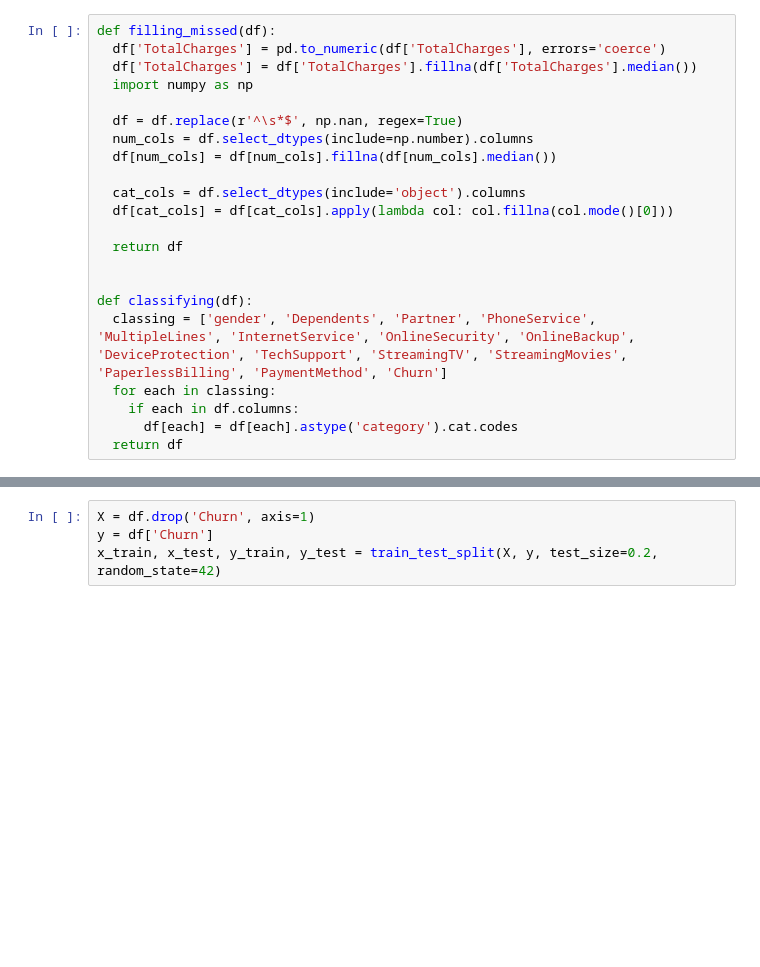
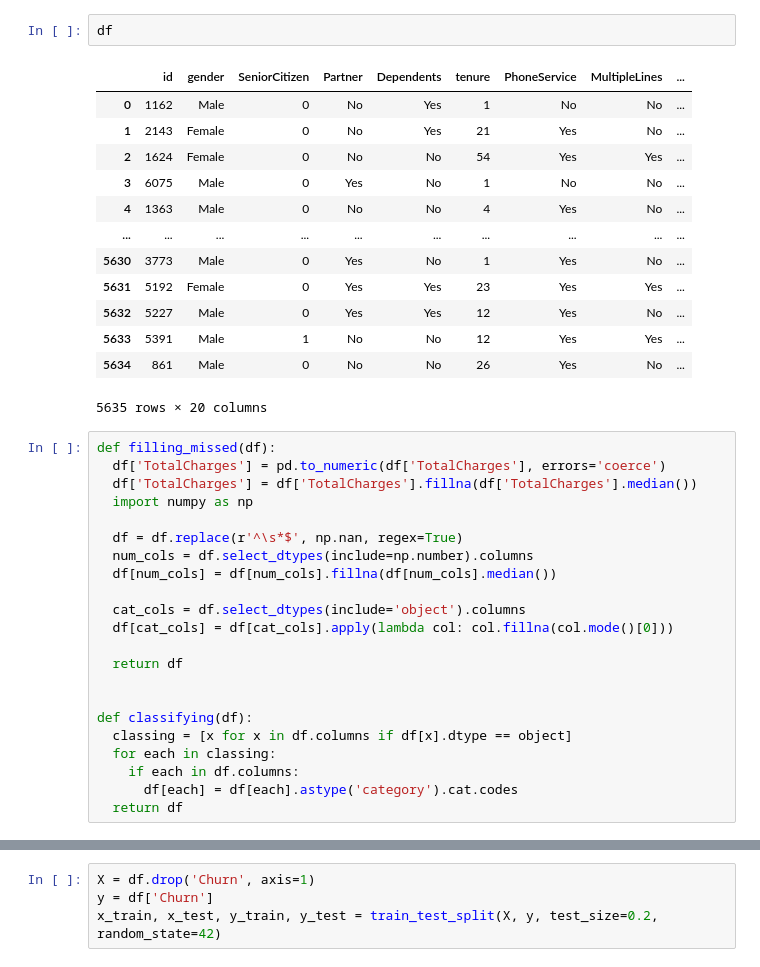
Before and after one commit to alwaysneedhelp/AI-Challenge, a Jupyter notebook: AI_Challenge_1(2).ipynb, the cells around one changed output, grey strips where cells are left out. Saved outputs shown, nothing was run; the diff lists cells and outputs as text; blank space fills up the shorter version.

```diff
--- a/AI_Challenge_1(2).ipynb
+++ b/AI_Challenge_1(2).ipynb
@@ -10,3 +41,19 @@ df = pd.read_csv('train.csv')
+# %%
+df
+# %% [output]
+|  | id | gender | SeniorCitizen | Partner | Dependents | tenure | PhoneService | MultipleLines | ... |
+| 0 | 1162 | Male | 0 | No | Yes | 1 | No | No | ... |
+| 1 | 2143 | Female | 0 | No | Yes | 21 | Yes | No | ... |
+| 2 | 1624 | Female | 0 | No | No | 54 | Yes | Yes | ... |
+| 3 | 6075 | Male | 0 | Yes | No | 1 | No | No | ... |
+| 4 | 1363 | Male | 0 | No | No | 4 | Yes | No | ... |
+| ... | ... | ... | ... | ... | ... | ... | ... | ... | ... |
+| 5630 | 3773 | Male | 0 | Yes | No | 1 | Yes | No | ... |
+| 5631 | 5192 | Female | 0 | Yes | Yes | 23 | Yes | Yes | ... |
+| 5632 | 5227 | Male | 0 | Yes | Yes | 12 | Yes | No | ... |
+| 5633 | 5391 | Male | 1 | No | No | 12 | Yes | Yes | ... |
+| 5634 | 861 | Male | 0 | No | No | 26 | Yes | No | ... |
+5635 rows × 20 columns
 # %%
 def filling_missed(df):
   df['TotalCharges'] = pd.to_numeric(df['TotalCharges'], errors='coerce')
@@ -24,7 +71,7 @@ def filling_missed(df):
 
 
 def classifying(df):
-  classing = ['gender', 'Dependents', 'Partner', 'PhoneService', 'MultipleLines', 'InternetService', 'OnlineSecurity', 'OnlineBackup', 'DeviceProtection', 'TechSupport', 'StreamingTV', 'StreamingMovies', 'PaperlessBilling', 'PaymentMethod', 'Churn']
+  classing = [x for x in df.columns if df[x].dtype == object]
   for each in classing:
     if each in df.columns:
       df[each] = df[each].astype('category').cat.codes
```
Also changed, not shown: parts of 11 cells of this notebook.
